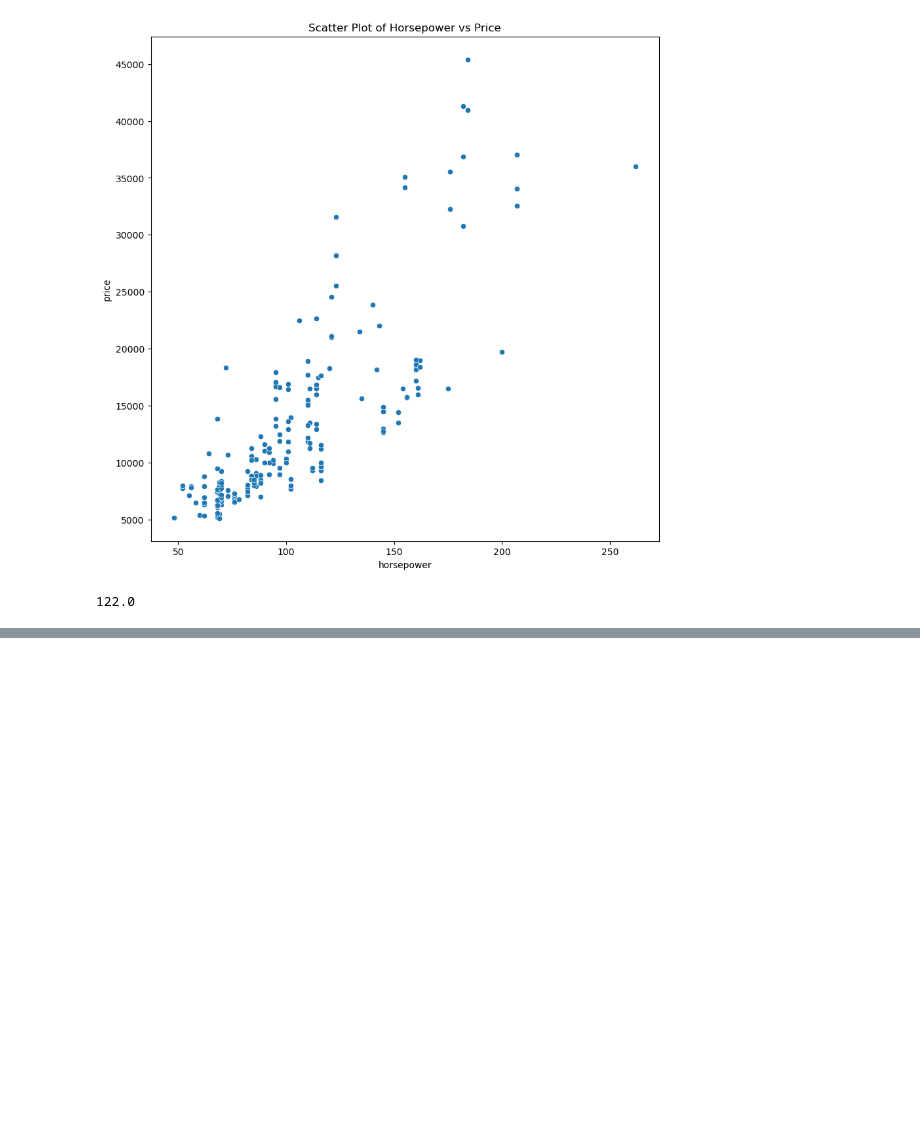
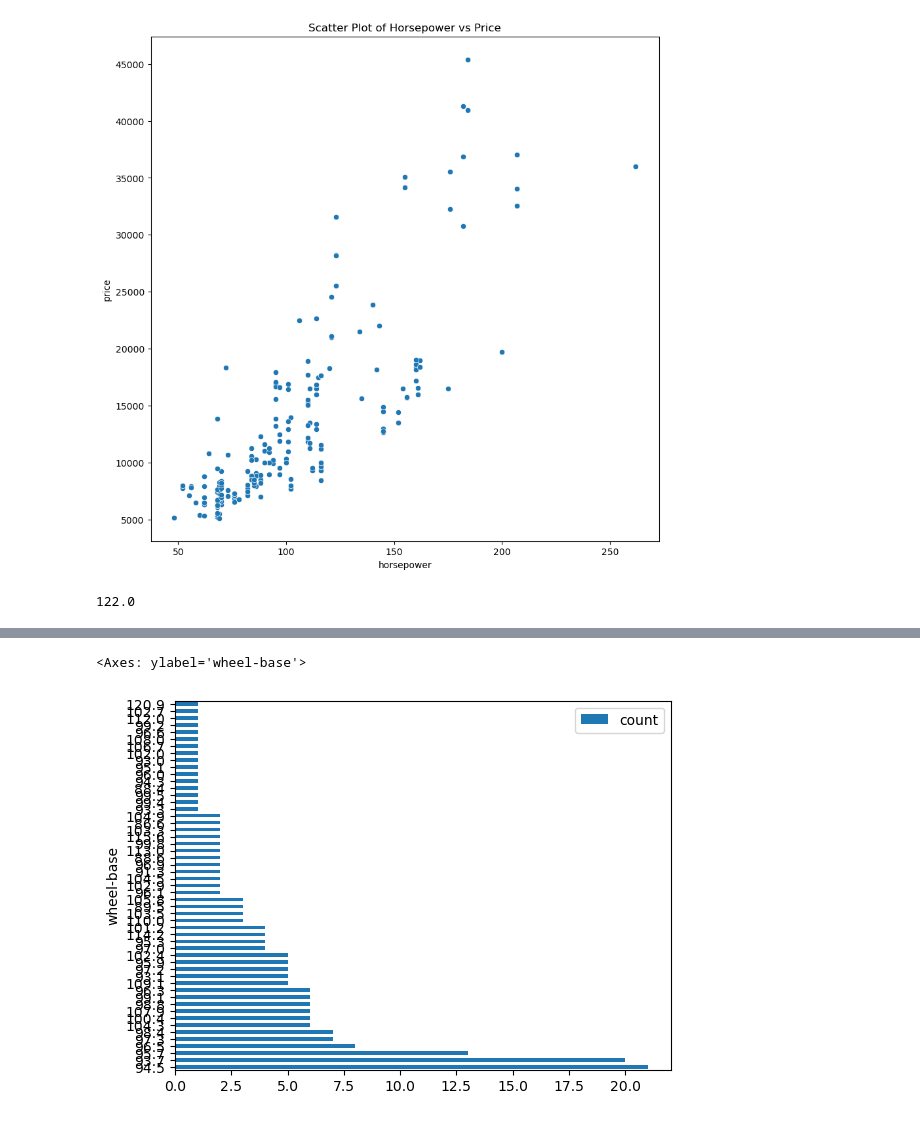
Before and after one commit to elliotbabilonia/automobile-project, a Jupyter notebook: code.ipynb, the cells around one changed output, grey strips where cells are left out. Cells and saved outputs as stored; diff of their text form; code cells hidden in the pictures; blank space fills up the shorter version.

```diff
--- a/code.ipynb
+++ b/code.ipynb
@@ -154,0 +215,3 @@ automobile.data.features['normalized-losses'].mean()
+# %%
+wheel_base_counts=automobile.data.features['wheel-base'].value_counts().reset_index()
+print(wheel_base_counts)
@@ -154,0 +236,6 @@ automobile.data.features['normalized-losses'].mean()
+# %%
+
+wheel_base_counts.plot.barh(x='wheel-base',y='count', rot=0)
+# %% [output]
+<Axes: ylabel='wheel-base'>
+[figure, added]
```
Also changed, not shown: parts of 15 cells of this notebook, 1 other file.
